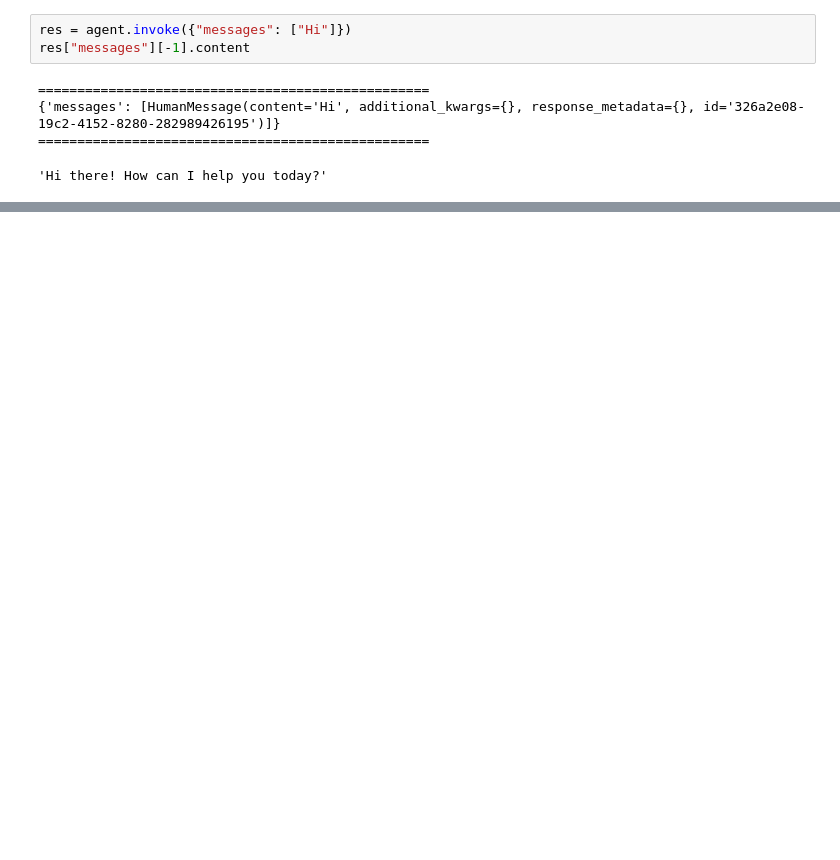
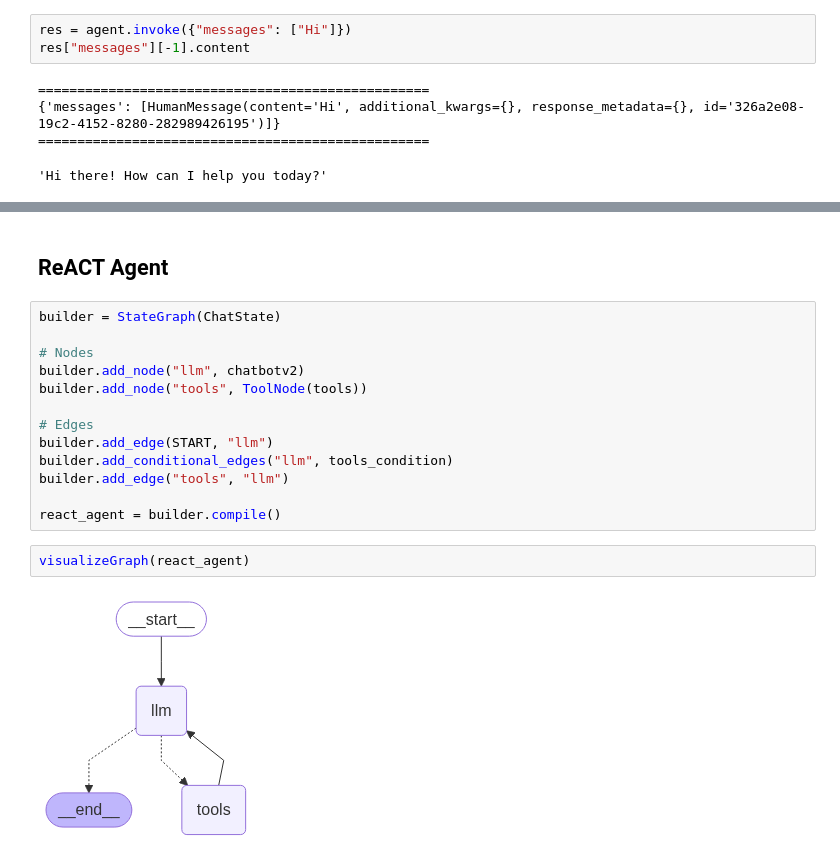
Before and after one commit to LakshyGehlot/ai-agents-lab, a Jupyter notebook: lg_lab.ipynb, the cells around one changed output, grey strips where cells are left out. Cells and saved outputs as stored; diff of their text form; blank space fills up the shorter version.

```diff
--- a/lg_lab.ipynb
+++ b/lg_lab.ipynb
@@ -58,0 +141,19 @@ res["messages"][-1].content
+# %% [markdown]
+## ReACT Agent
+# %%
+builder = StateGraph(ChatState)
+
+# Nodes
+builder.add_node("llm", chatbotv2)
+builder.add_node("tools", ToolNode(tools))
+
+# Edges
+builder.add_edge(START, "llm")
+builder.add_conditional_edges("llm", tools_condition)
+builder.add_edge("tools", "llm")
+
+react_agent = builder.compile()
+# %%
+visualizeGraph(react_agent)
+# %% [output]
+[figure, added]
```
Also changed, not shown: parts of 20 cells of this notebook.
